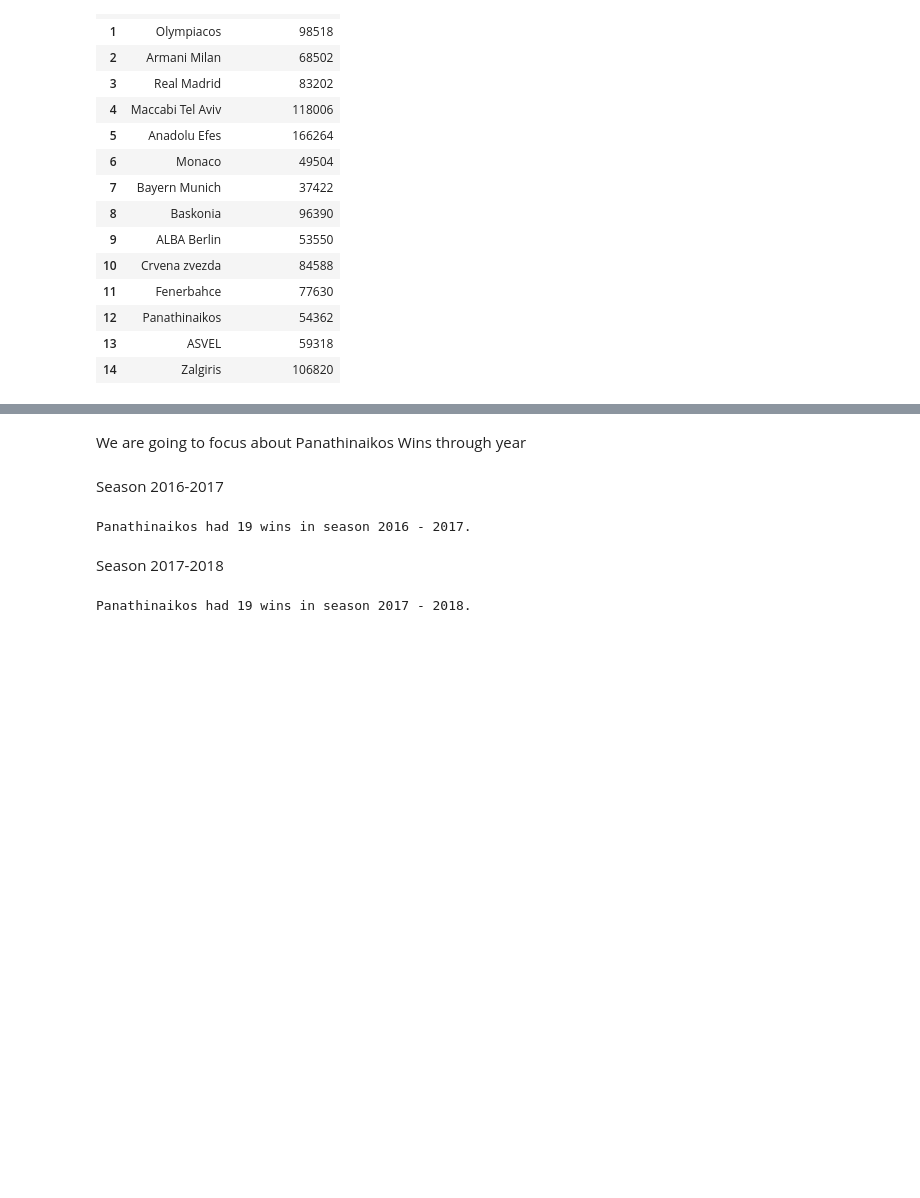
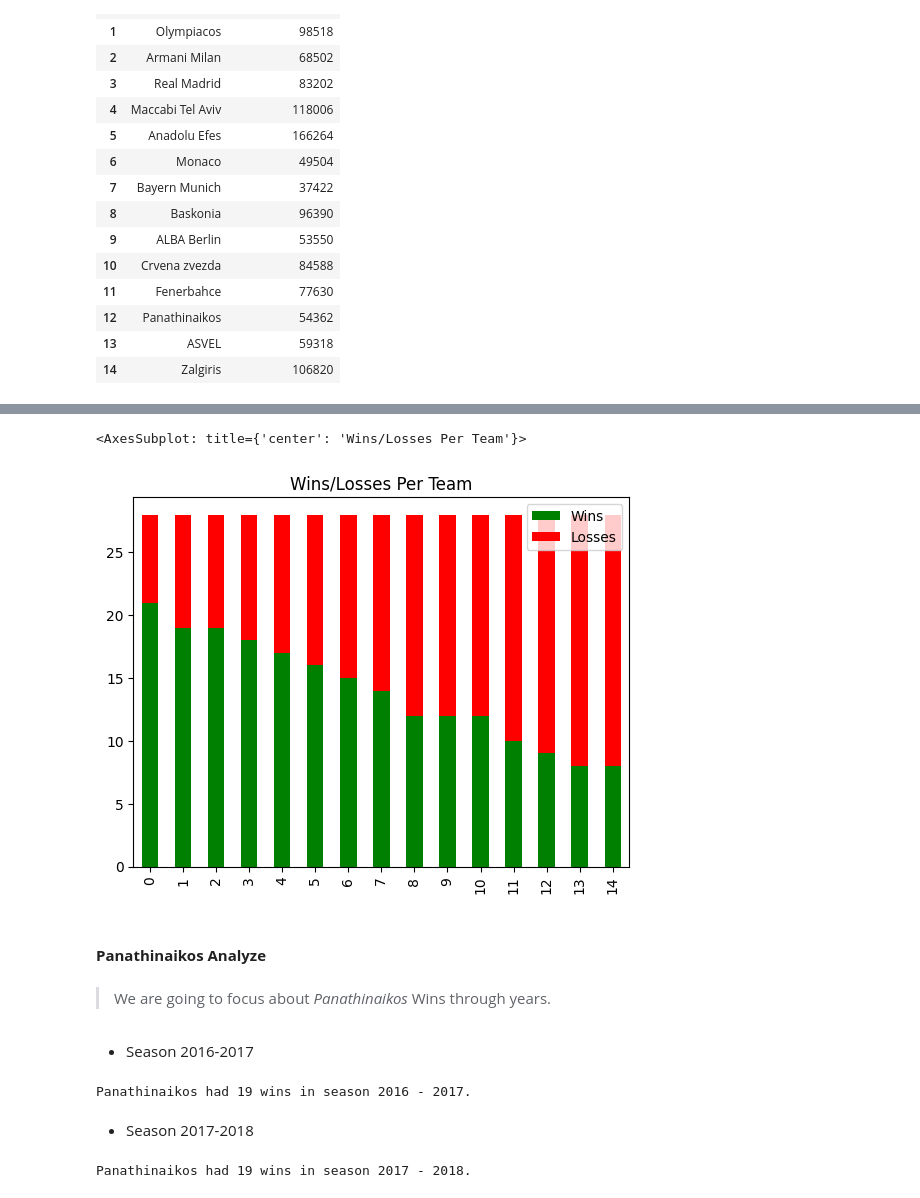
Before and after one commit to ChrisDiamantis99/Euroleague, a Jupyter notebook: euroleague.ipynb, the cells around one changed output, grey strips where cells are left out. Saved outputs shown, nothing was run; the diff lists cells and outputs as text; code cells hidden in the pictures; blank space fills up the shorter version.

```diff
--- a/euroleague.ipynb
+++ b/euroleague.ipynb
@@ -722,0 +929,3 @@ season_2021_2022.sort_values("Arenas Capacity Rate", ascending= False)
+# %%
+temp_df = season_2021_2022[['Team', 'Wins', 'Losses']]
+temp_df
@@ -723,7 +949,14 @@ season_2021_2022.sort_values("Arenas Capacity Rate", ascending= False)
+# %%
+temp_df.plot(kind = 'bar', stacked =True, title = 'Wins/Losses Per Team', color = ['green', 'red'])
+# %% [output]
+<AxesSubplot: title={'center': 'Wins/Losses Per Team'}>
+[figure, added]
+# %% [markdown]
+#### **Panathinaikos Analyze**
 # %% [markdown]
-We are going to focus about Panathinaikos Wins through year
+>We are going to focus about *Panathinaikos* Wins through years.
 # %% [markdown]
-Season 2016-2017
+- Season 2016-2017
 # %%
 wins2016_2017 = season_2016_2017.at[3, 'Wins']
 attendance2016_2017 = season_2016_2017.at[3, 'Attendance']
@@ -731,7 +964,7 @@ print('Panathinaikos had {} wins in season {} - {}.'.format(wins2016_2017, 2016,
 # %% [output]
 Panathinaikos had 19 wins in season 2016 - 2017.
 # %% [markdown]
-Season 2017-2018
+- Season 2017-2018
 # %%
 wins2017_2018 = season_2017_2018.at[4, 'Wins']
 attendance2017_2018 = season_2017_2018.at[4, 'Attendance']
```
Also changed, not shown: parts of 108 cells of this notebook.
